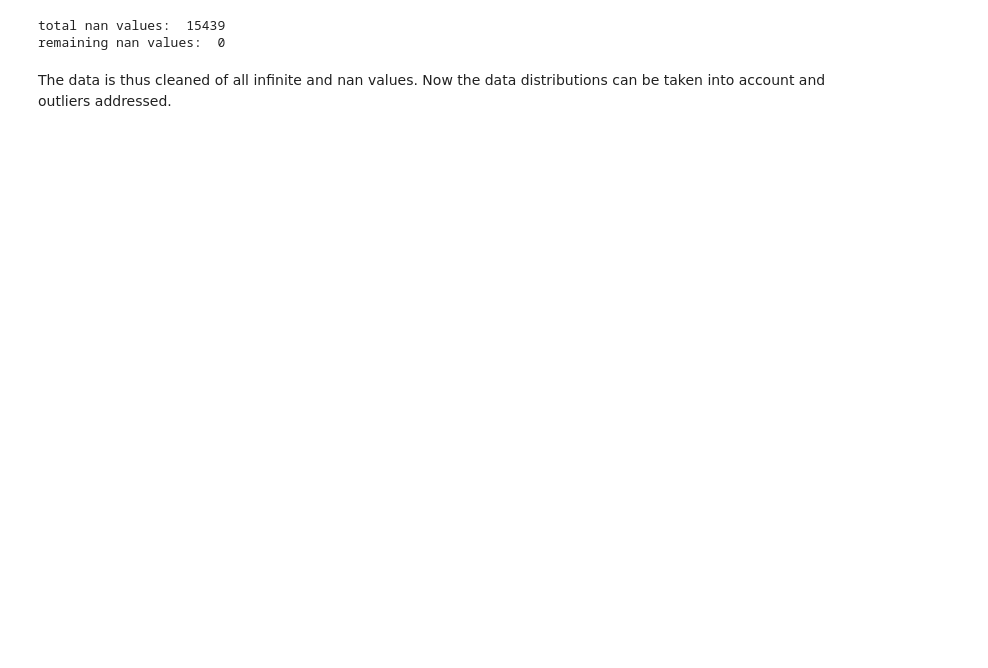
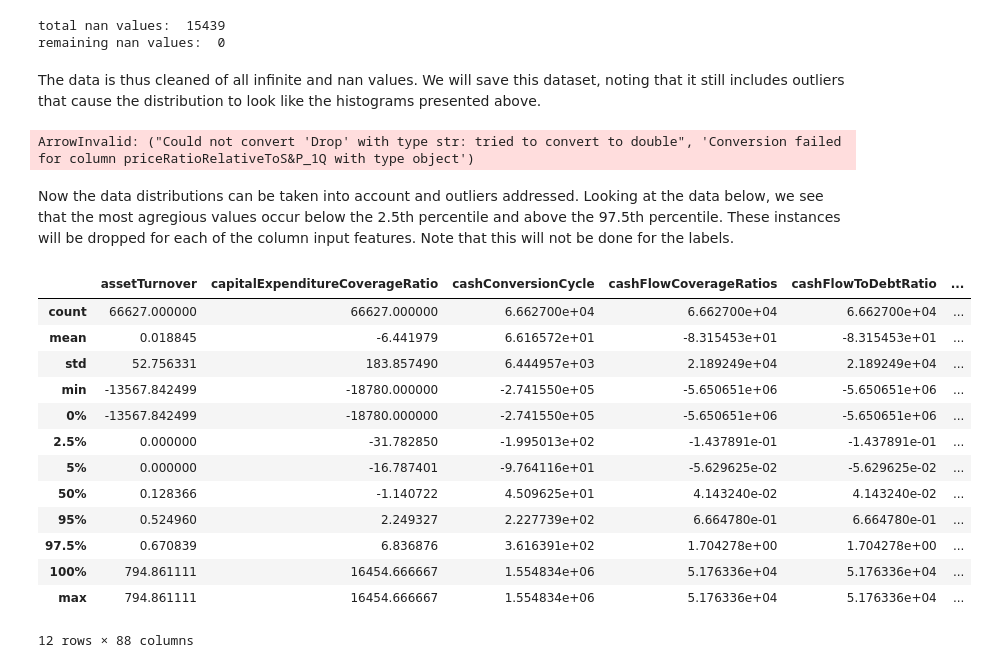
Before and after one commit to oldhiltonian/nyse-ml, a Jupyter notebook: nyse_ml/1_initial.ipynb, the cells around one changed output. Cells and saved outputs as stored; diff of their text form; code cells hidden in the pictures; blank space fills up the shorter version.

Commit message:
Dataset cleaning

```diff
--- a/nyse_ml/1_initial.ipynb
+++ b/nyse_ml/1_initial.ipynb
@@ -334,5 +334,28 @@ print('remaining nan values: ', df.isna().sum().sum())
 # %% [output]
 total nan values:  15439
 remaining nan values:  0
-# %% [markdown]
-The data is thus cleaned of all infinite and nan values. Now the data distributions can be taken into account and outliers addressed.
+# %% [markdown]
+The data is thus cleaned of all infinite and nan values. We will save this dataset, noting that it still includes outliers that cause the distribution to look like the histograms presented above.
+# %%
+df.to_parquet('NYSE_dataset_cleaned_with_outliers.parquet')
+# %% [output]
+ArrowInvalid: ("Could not convert 'Drop' with type str: tried to convert to double", 'Conversion failed for column priceRatioRelativeToS&P_1Q with type object')
+# %% [markdown]
+Now the data distributions can be taken into account and outliers addressed. Looking at the data below, we see that the most agregious values occur below the 2.5th percentile and above the 97.5th percentile. These instances will be dropped for each of the column input features. Note that this will not be done for the labels.
+# %%
+df.describe(percentiles=[0, 0.025, 0.05, 0.95, 0.975, 1.0])
+# %% [output]
+|  | assetTurnover | capitalExpenditureCoverageRatio | cashConversionCycle | cashFlowCoverageRatios | cashFlowToDebtRatio | ... |
+| count | 66627.000000 | 66627.000000 | 6.662700e+04 | 6.662700e+04 | 6.662700e+04 | ... |
+| mean | 0.018845 | -6.441979 | 6.616572e+01 | -8.315453e+01 | -8.315453e+01 | ... |
+| std | 52.756331 | 183.857490 | 6.444957e+03 | 2.189249e+04 | 2.189249e+04 | ... |
+| min | -13567.842499 | -18780.000000 | -2.741550e+05 | -5.650651e+06 | -5.650651e+06 | ... |
+| 0% | -13567.842499 | -18780.000000 | -2.741550e+05 | -5.650651e+06 | -5.650651e+06 | ... |
+| 2.5% | 0.000000 | -31.782850 | -1.995013e+02 | -1.437891e-01 | -1.437891e-01 | ... |
+| 5% | 0.000000 | -16.787401 | -9.764116e+01 | -5.629625e-02 | -5.629625e-02 | ... |
+| 50% | 0.128366 | -1.140722 | 4.509625e+01 | 4.143240e-02 | 4.143240e-02 | ... |
+| 95% | 0.524960 | 2.249327 | 2.227739e+02 | 6.664780e-01 | 6.664780e-01 | ... |
+| 97.5% | 0.670839 | 6.836876 | 3.616391e+02 | 1.704278e+00 | 1.704278e+00 | ... |
+| 100% | 794.861111 | 16454.666667 | 1.554834e+06 | 5.176336e+04 | 5.176336e+04 | ... |
+| max | 794.861111 | 16454.666667 | 1.554834e+06 | 5.176336e+04 | 5.176336e+04 | ... |
+12 rows × 88 columns
```
Also changed, not shown: parts of 21 cells of this notebook.
